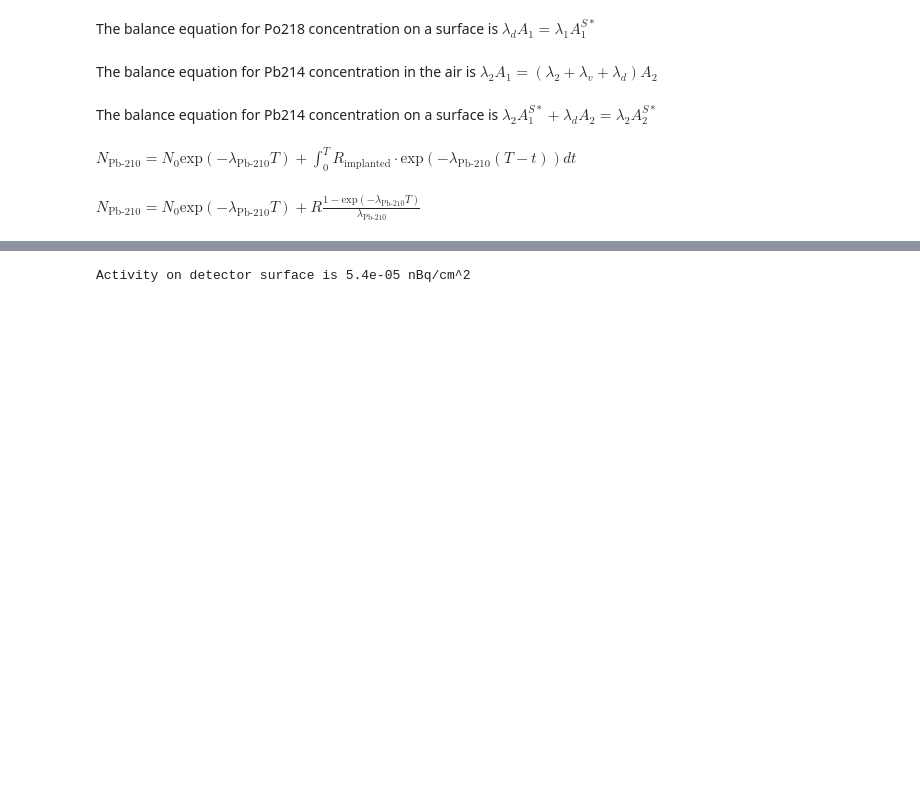
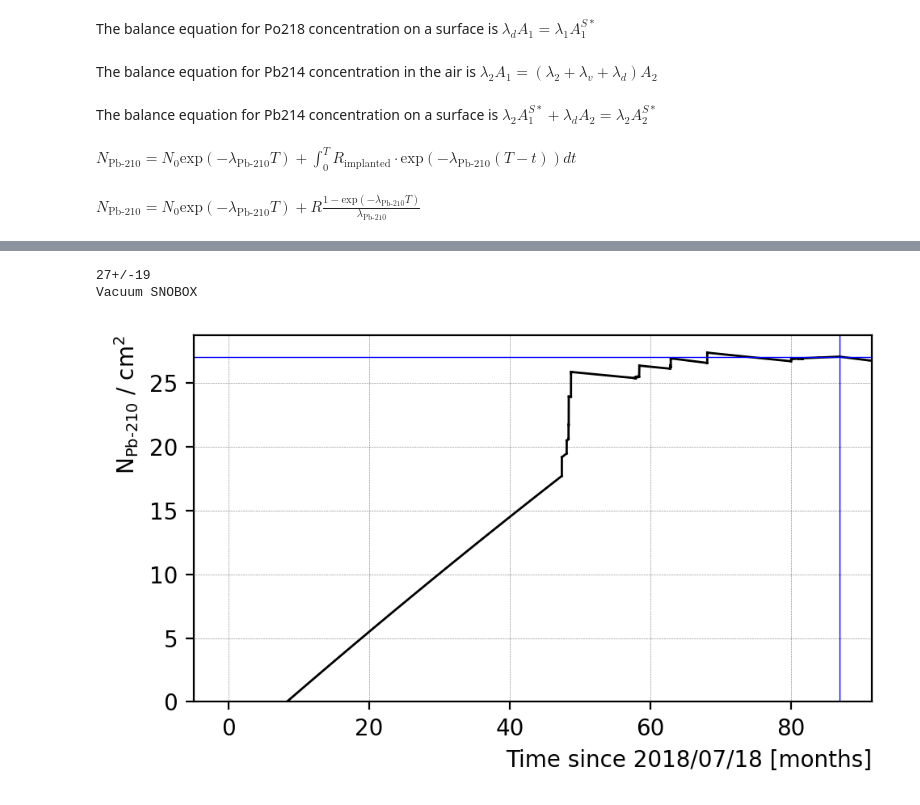
Before and after one commit to perry5334/CDMS, a Jupyter notebook: notebooks/BGM/Pb-210_implantation.ipynb, the cells around one changed output, grey strips where cells are left out. Saved outputs shown, nothing was run; the diff lists cells and outputs as text; code cells hidden in the pictures; blank space fills up the shorter version.

Commit message:
Updates to the notebook that calculations Pb-210 activity so that it reads a table from confluence instead of containing a table itself.

```diff
--- a/notebooks/BGM/Pb-210_implantation.ipynb
+++ b/notebooks/BGM/Pb-210_implantation.ipynb
@@ -268,6 +184,14 @@ $N_{\text{Pb-210}} = N_0 \text{exp}(-\lambda_{\text{Pb-210}} T) + R \frac{1 - \t
 # find total implanted Pb-210 taking into account its decay
 # t from t0 to T
 def integrate_decays(R, N0, T):
-    return R*(1 - np.exp(-Pb210_lambda * T))/Pb210_lambda + N0 * np.exp(-Pb210_lambda * T)
+    return R*(1 - exp(-Pb210_lambda * T))/Pb210_lambda + N0 * exp(-Pb210_lambda * T)
+# %%
+# find total implanted Pb-210 taking into account its decay
+# t from t0 to T
+def integrate_decays_nominal(R, N0, T):
+    T = np.array([i.nominal_value for i in T])
+    R = R.nominal_value
+    N0 = N0.nominal_value
+    return R*(1 - np.exp(-Pb210_lambda.nominal_value * T))/Pb210_lambda.nominal_value + N0 * np.exp(-Pb210_lambda.nominal_value * T)
 # %%
 # initial number of implanted Pb-210
@@ -344,14 +266,53 @@ Activity on detector surface when in SNOBOX vacuum is 0.094 nBq/cm^2
-# %%
-# initial number of implanted Pb-210
-N0 = 0
-A_0, lambda_v, det_frac, SV = mapping["SUF Polishing (Tunnel A)"]["A_0"], mapping["SUF Polishing (Tunnel A)"]["lambda_v"], mapping["SUF Polishing (Tunnel A)"]["det_frac"], mapping["SUF Polishing (Tunnel A)"]["SV"]
-R_implanted = calc_implantation_rate(A_0, lambda_v, det_frac, SV, frac_implanted=0.558) # Pb-214 decays / s / m^2
-
-t0 = 0
-tf = 60*60
-t = np.linspace(t0, tf, 100)
-N = integrate_decays(R_implanted, N0, t - t0)
-# %%
-print(f"Activity on detector surface is {N[-1]*Pb210_lambda*1e-4*1e9:.2g} nBq/cm^2")
-# %% [output]
-Activity on detector surface is 5.4e-05 nBq/cm^2
+# %%
+# initial number of implanted Pb-210
+N0 = ufloat(0, 0)
+t_housing = []
+N_housing = []
+
+# Window for plotting
+window_start = crystal['ts'][0].nominal_value
+window_end = datetime(2026, 3, 3, 0, 0, 0).replace(tzinfo=ZoneInfo("America/New_York")).timestamp()
+
+plt.figure(figsize=(5,3), dpi=200)
+
+for i in range(len(housing['ts'])):
+    location, A_0, lambda_v, SV = housing["location"][i], housing["A0"][i], housing["lambda_v"][i], housing["SV"][i]
+    R_implanted = calc_implantation_rate(A_0, lambda_v, SV) # Pb-214 decays / s / m^2
+
+    # number of implanted nuclei (N) vs. time (t)
+    t0 = housing['ts'][i]
+    tf = t0 + housing['elapsed'][i]
+    Nf = integrate_decays(R_implanted, N0, tf - t0)
+
+    # use nominal values for plotting
+    t = np.linspace(t0.nominal_value, tf.nominal_value, 100)
+    N = integrate_decays_nominal(R_implanted, N0, t - t0)
+    t_housing.append((t - window_start)*s2month)
+    N_housing.append(N*1e-4)
+
+    #### plot implanted nuclei vs. time at start of window ####
+    plt.plot((t - window_start)*s2month, N*1e-4, color = 'black', lw = 1)
+    if i == 107:
+        print(location)
+        plt.axvline((t0.nominal_value - window_start)*s2month, 0, 1, lw = 0.5, color = 'b')
+        plt.axhline(N0.nominal_value*1e-4, 0, 1, lw = 0.5, color = 'b')
+
+    if location=='CUTE Vacuum':
+        print(Pb210_lambda*N0*1e-4*1e9)
+    N0 = Nf
+
+plt.xlim(-5, (window_end-window_start)*s2month)
+plt.ylim(0, None)
+plt.grid(True, color = 'black', lw = 0.2, ls = 'dotted')
+plt.xlabel(f'Time since {datetime.fromtimestamp(window_start).strftime("%Y/%m/%d")} [months]', loc = 'right')
+plt.ylabel(r'N$_{\text{Pb-210}}$ / cm$^2$', loc = 'top')
+plt.tight_layout()
+
+t_housing = np.concatenate(t_housing)
+N_housing = np.concatenate(N_housing)
+
+#plt.savefig("G157_hist.png")
+# %% [output]
+27+/-19
+Vacuum SNOBOX
+[figure, added]
```
Also changed, not shown: parts of 24 cells of this notebook, 3 other files.
